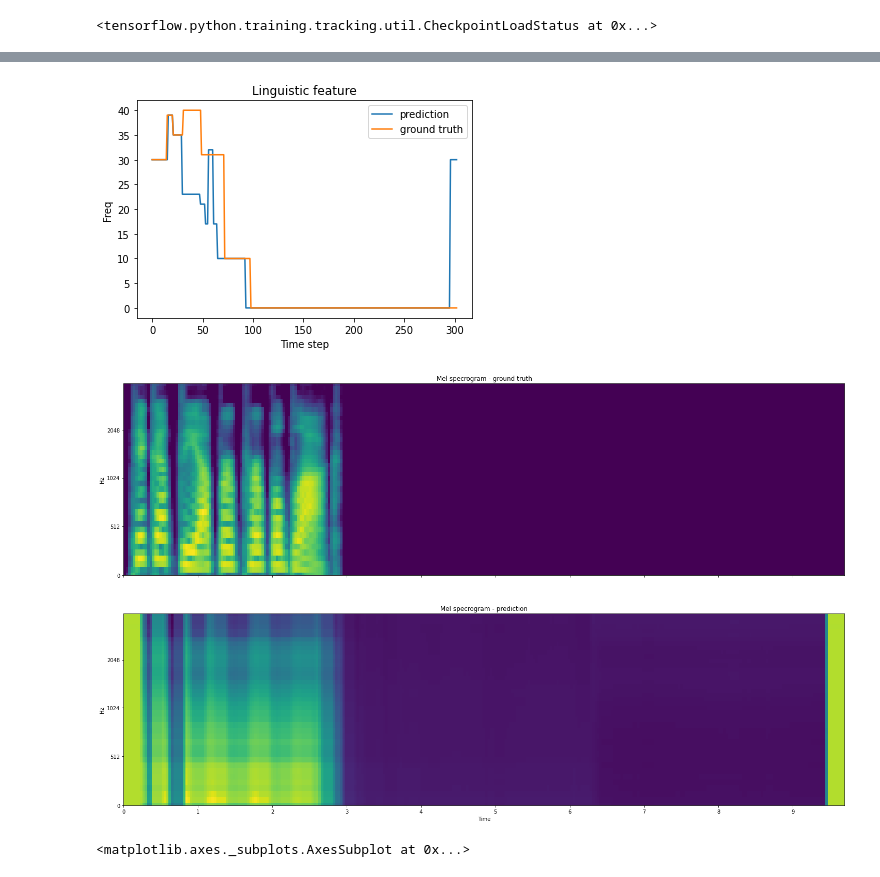
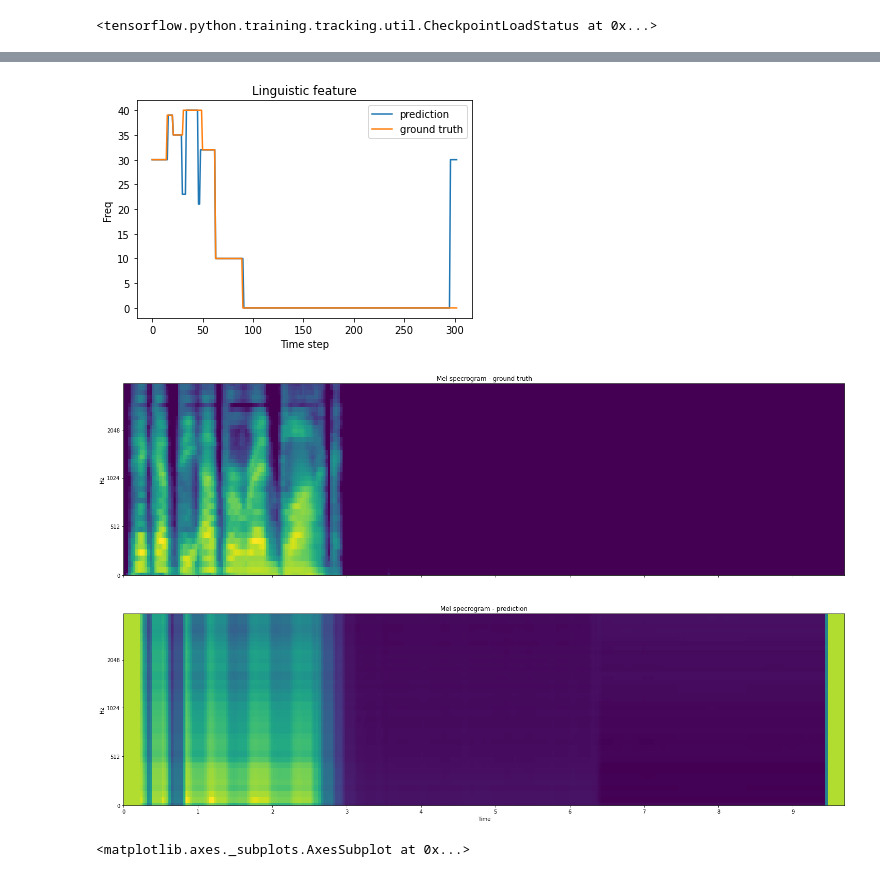
Before and after one commit to awesomericky/Speech2Pickup, a Jupyter notebook: ipynb/SentenceEM.ipynb, the cells around one changed output, grey strips where cells are left out. Drawn from its saved outputs; the diff is of its cells as text; code cells hidden in the pictures.

```diff
--- a/ipynb/SentenceEM.ipynb
+++ b/ipynb/SentenceEM.ipynb
@@ -416,8 +372,8 @@ class History(Callback):
 # %%
-# Model configure
+# Configure model
 
-train_model_number = 5
-batch_size = 64; seed = 1; lr = 0.0005; epochs = 100; loss_weights={'linguistic': 1, 'acoustic': 0.005}
+train_model_number = 9
+batch_size = 1024; seed = 1; lr = 0.001; epochs = 200; loss_weights={'linguistic': 100, 'acoustic': 0.005}
 n_mels = 40
 time_steps = 303
 word_dic_size = 43
@@ -430,10 +386,10 @@ acoustic_decoder_args = {'decoder_type': 'acoustic', 'num_levels':8, 'num_channe
                             'upsample_size': {2: 5, 3: 2, 0:1}, 'dropout_rate': 0.2, 'output_shape': (batch_size, n_mels, time_steps)}
 
 with tf.device('/device:GPU:0'):
-  sen_em_model = sentenceEM(encoder_args=encoder_args, linguistic_decoder_args=linguistic_decoder_args, acoustic_decoder_args=acoustic_decoder_args,
-                            input_shapes=input_shapes, seed=seed, training_state=training_state)
-  sen_em_model.build_seperate_graph()
-  sen_em_model.build_total_graph()
-  sen_em_model.model_compile(lr=lr, loss_weights=loss_weights)
+    sen_em_model = sentenceEM(encoder_args=encoder_args, linguistic_decoder_args=linguistic_decoder_args, acoustic_decoder_args=acoustic_decoder_args,
+                                input_shapes=input_shapes, seed=seed, training_state=training_state)
+    sen_em_model.build_seperate_graph()
+    sen_em_model.build_total_graph()
+    sen_em_model.model_compile(lr=lr, loss_weights=loss_weights)
 # sen_em_model.model_visualize()
 # %% [output]
@@ -602,6 +467,8 @@ del sen_em_model
 # %%
 # Load model (model compiling should be done first)
-sen_em_model.model.load_weights('/content/drive/MyDrive/Speech2Pickup/sentenceEM_model/total_model/sentenceEM_total_model')
+
+model_path = '/content/drive/MyDrive/Speech2Pickup/sentenceEM_model/' + str(train_model_number) + '/total_model/sentenceEM_total_model'
+sen_em_model.model.load_weights(model_path)
 # %% [output]
 <tensorflow.python.training.tracking.util.CheckpointLoadStatus at 0x...>
 # %%
@@ -677,13 +548,14 @@ import matplotlib.pyplot as plt
 import librosa.display
 
 relative_data_directory_path = '/content/drive/MyDrive/Speech2Pickup/data_v2.2_single_channel'
-file_name = 'senEM_preprocessed_40009.npz'
+file_name = 'senEM_preprocessed.npz'
+n = 29398
 data = load_single_npz_data(relative_data_directory_path=relative_data_directory_path, file_name=file_name)
-acoustic_train_batch = [data['arr_0']]
-linguistic_train_batch = [data['arr_1']]
+acoustic_train_batch = [data['acoustic'][n]]
+linguistic_train_batch = [data['linguistic'][n]]
 acoustic_train_batch = np.array(acoustic_train_batch, dtype=np.float32)
 linguistic_train_batch = np.array(linguistic_train_batch, dtype=np.float32)
-l_out, a_out = sen_em_model.call(acoustic_train_batch)
+l_out, a_out = sen_em_model.model(acoustic_train_batch)
 
 l_out = np.squeeze(kb.eval(l_out))
 a_out = np.squeeze(kb.eval(a_out))
@@ -740,5 +627,5 @@ Predict: pick up the lower left green red green block  pick
-[figure, old version]
+[figure, new version]
-[figure, old version]
+[figure, new version]
 # %%
 img
 # %% [output]
```
Also changed, not shown: parts of 10 cells of this notebook, 4 other files.
